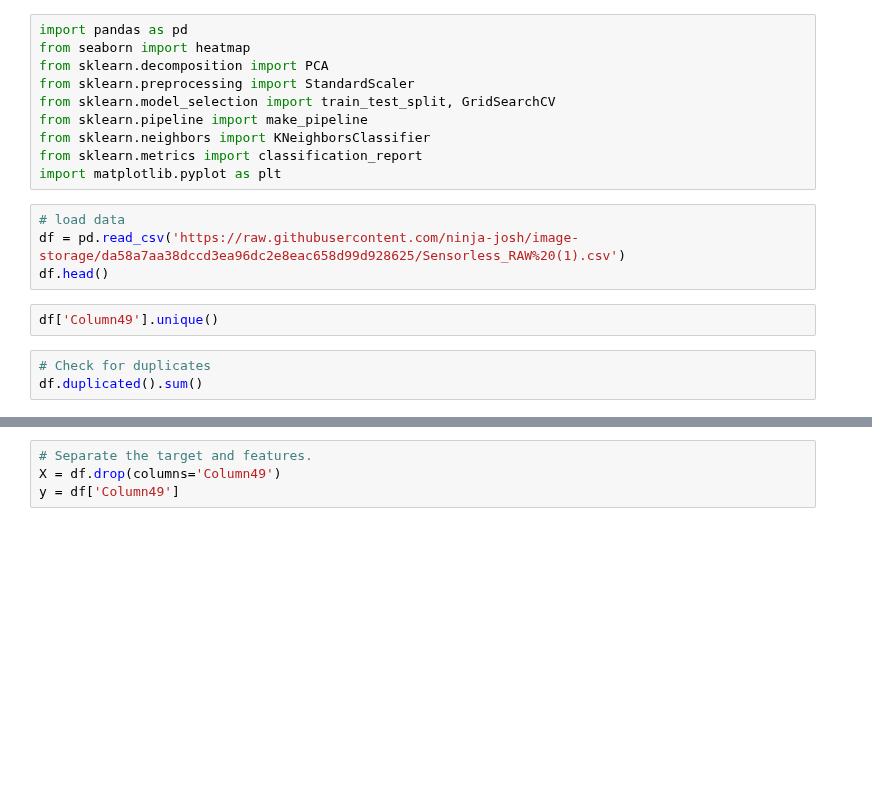
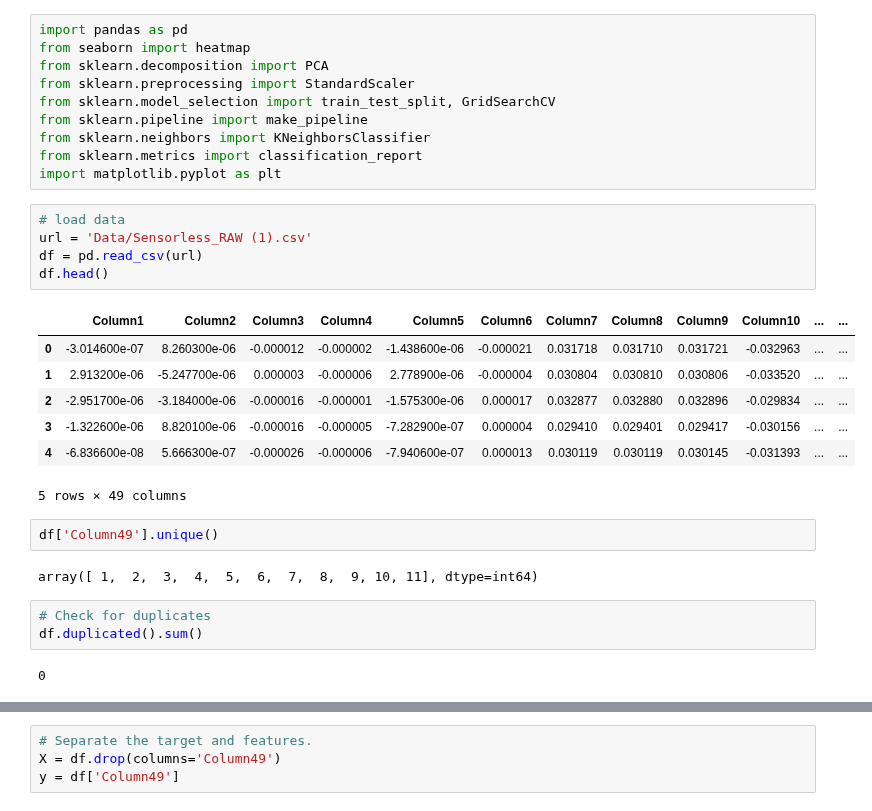
Before and after one commit to diazid/10_dojo_pca, a Jupyter notebook: PCA_MotorData_Challenge.ipynb, the cells around one changed output, grey strips where cells are left out. Saved outputs shown, nothing was run; the diff lists cells and outputs as text; blank space fills up the shorter version.

```diff
--- a/PCA_MotorData_Challenge.ipynb
+++ b/PCA_MotorData_Challenge.ipynb
@@ -20,13 +20,26 @@ from sklearn.metrics import classification_report
 import matplotlib.pyplot as plt
 # %%
 # load data
-df = pd.read_csv('https://raw.githubusercontent.com/ninja-josh/image-storage/da58a7aa38dccd3ea96dc2e8eac658d99d928625/Sensorless_RAW%20(1).csv')
+url = 'Data/Sensorless_RAW (1).csv'
+df = pd.read_csv(url)
 df.head()
+# %% [output]
+|  | Column1 | Column2 | Column3 | Column4 | Column5 | Column6 | Column7 | Column8 | Column9 | Column10 | ... | ... |
+| 0 | -3.014600e-07 | 8.260300e-06 | -0.000012 | -0.000002 | -1.438600e-06 | -0.000021 | 0.031718 | 0.031710 | 0.031721 | -0.032963 | ... | ... |
+| 1 | 2.913200e-06 | -5.247700e-06 | 0.000003 | -0.000006 | 2.778900e-06 | -0.000004 | 0.030804 | 0.030810 | 0.030806 | -0.033520 | ... | ... |
+| 2 | -2.951700e-06 | -3.184000e-06 | -0.000016 | -0.000001 | -1.575300e-06 | 0.000017 | 0.032877 | 0.032880 | 0.032896 | -0.029834 | ... | ... |
+| 3 | -1.322600e-06 | 8.820100e-06 | -0.000016 | -0.000005 | -7.282900e-07 | 0.000004 | 0.029410 | 0.029401 | 0.029417 | -0.030156 | ... | ... |
+| 4 | -6.836600e-08 | 5.666300e-07 | -0.000026 | -0.000006 | -7.940600e-07 | 0.000013 | 0.030119 | 0.030119 | 0.030145 | -0.031393 | ... | ... |
+5 rows × 49 columns
 # %%
 df['Column49'].unique()
+# %% [output]
+array([ 1,  2,  3,  4,  5,  6,  7,  8,  9, 10, 11], dtype=int64)
 # %%
 # Check for duplicates
 df.duplicated().sum()
+# %% [output]
+0
 # %%
 # Explore shape and datatypes of the data
 df.info()
```
Also changed, not shown: parts of 18 cells of this notebook.
